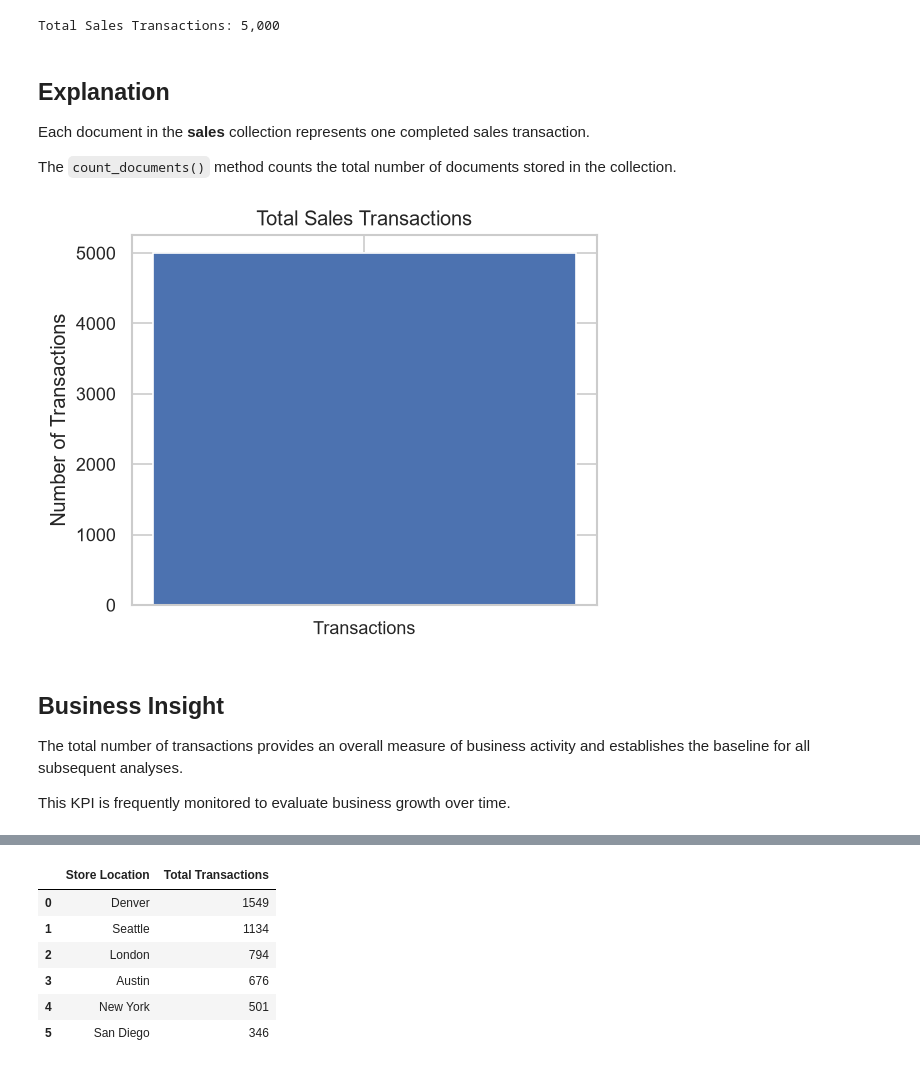
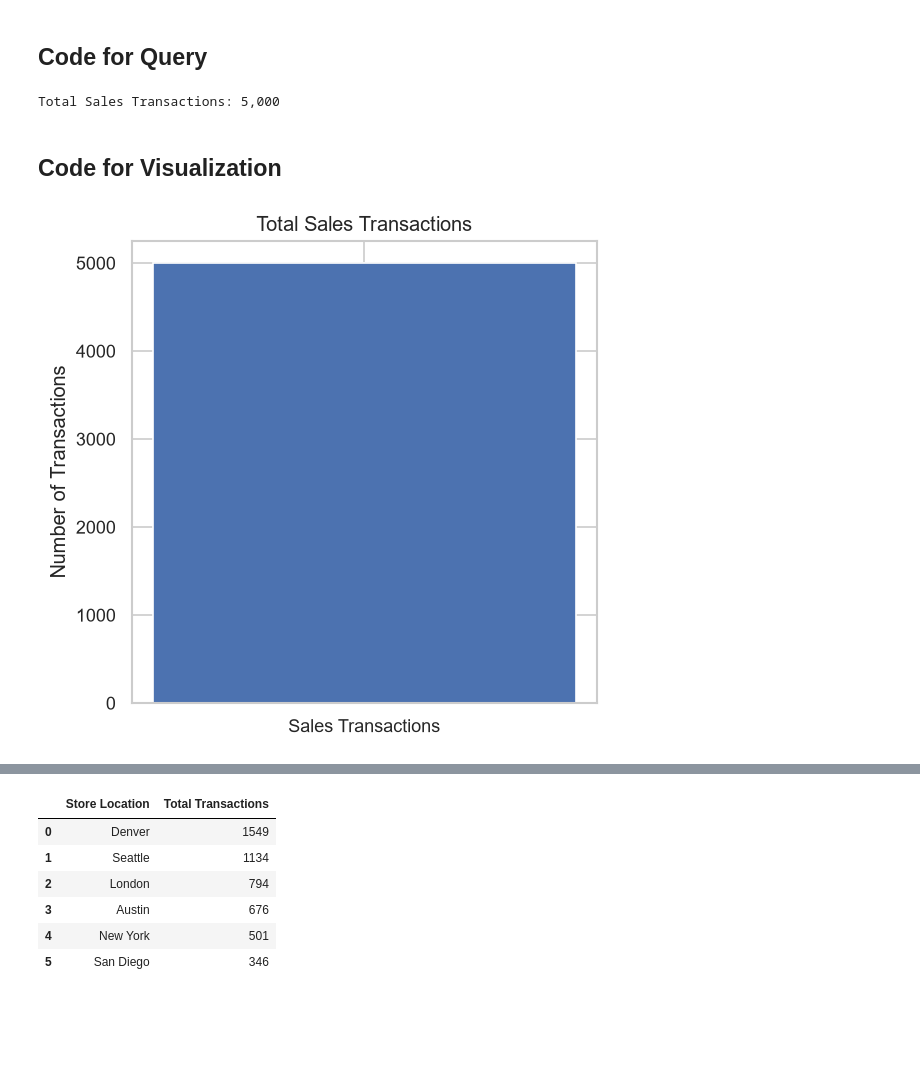
Before and after one commit to Sainadh-Bahadursha/MongoDB_EDA_Case_Study, a Jupyter notebook: notebooks/MongoDB_Business_Case_Study.ipynb, the cells around one changed output, grey strips where cells are left out. Cells and saved outputs as stored; diff of their text form; code cells hidden in the pictures; blank space fills up the shorter version.

```diff
--- a/notebooks/MongoDB_Business_Case_Study.ipynb
+++ b/notebooks/MongoDB_Business_Case_Study.ipynb
@@ -483,29 +335,24 @@ This metric provides an overall measure of business activity and serves as a bas
+# %% [markdown]
+## Code for Query
 # %%
 total_transactions = sales.count_documents({})
 
 print(f"Total Sales Transactions: {total_transactions:,}")
 # %% [output]
 Total Sales Transactions: 5,000
-# %% [markdown]
-## Explanation
-
-Each document in the **sales** collection represents one completed sales transaction.
-
-The `count_documents()` method counts the total number of documents stored in the collection.
+# %% [markdown]
+## Code for Visualization
 # %%
-plt.figure(figsize=(5,4))
+plt.figure(figsize=(5,5))
 
-plt.bar(["Transactions"], [total_transactions])
+plt.bar(
+    ["Sales Transactions"],
+    [total_transactions]
+)
 
 plt.title("Total Sales Transactions")
 plt.ylabel("Number of Transactions")
 
 plt.show()
 # %% [output]
-[figure, old version]
+[figure, new version]
-# %% [markdown]
-## Business Insight
-
-The total number of transactions provides an overall measure of business activity and establishes the baseline for all subsequent analyses.
-
-This KPI is frequently monitored to evaluate business growth over time.
```
Also changed, not shown: parts of 104 cells of this notebook, 1 other file.
